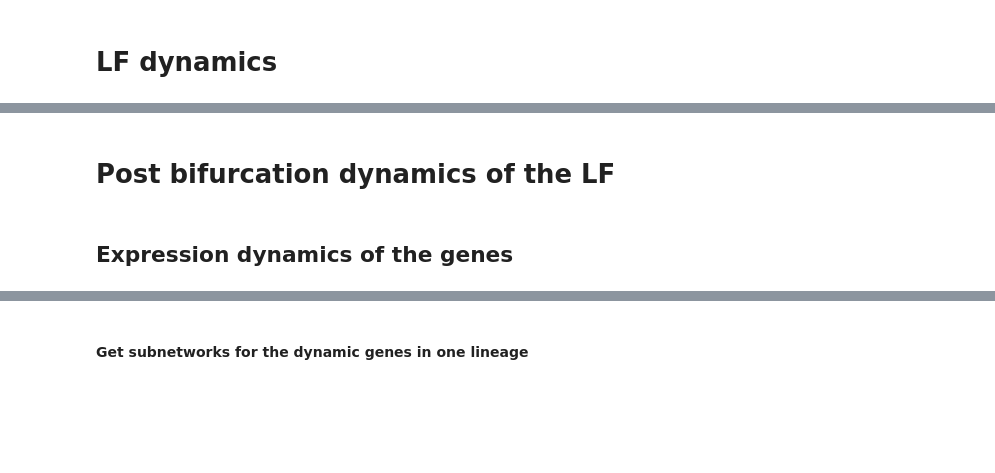
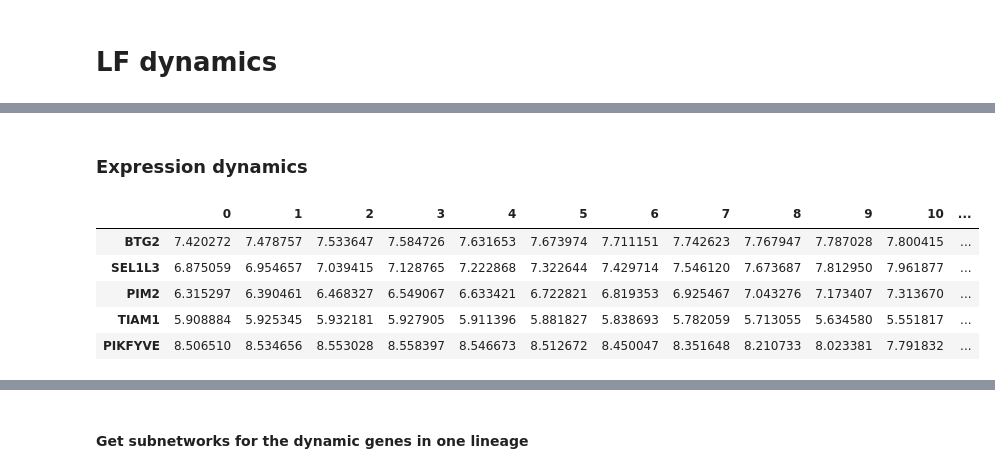
Before and after one commit to sachha-naksha/B_Cell_States, a Jupyter notebook: multiome_dynamic_regulation/py_scripts/analysis/LF_dynamics.ipynb, the cells around one changed output, grey strips where cells are left out. Drawn from its saved outputs; the diff is of its cells as text; code cells hidden in the pictures; blank space fills up the shorter version.

```diff
--- a/multiome_dynamic_regulation/py_scripts/analysis/LF_dynamics.ipynb
+++ b/multiome_dynamic_regulation/py_scripts/analysis/LF_dynamics.ipynb
@@ -104,15 +47,21 @@ Indices: {'PIKFYVE': 7235, 'MED23': 5675, 'CIITA': 1884, 'TIAM1': 10070, 'TXNDC1
-# %% [markdown]
-# Post bifurcation dynamics of the LF
 # %% [markdown]
-## Expression dynamics of the genes
+### Expression dynamics
 # %%
 # get lcpm chars for these genes
 lcpm_dcurve_pb, dtime_pb = compute_expression_regulation_curves(dictys_dynamic_object, start=0, stop=2, num=20, dist=0.001, mode="expression")
 # slice the dcurve for the lf genes using gene names which are indices in pandas df
 lf_lcpm_dcurve_pb = lcpm_dcurve_pb.loc[lf_genes]
 # get dchars for these genes
-lf_lcpm_dchar_pb = compute_curve_characteristics(lf_lcpm_dcurve_pb, dtime_pb)
+#lf_lcpm_dchar_pb = compute_curve_characteristics(lf_lcpm_dcurve_pb, dtime_pb)
 # save lf_lcpm_dcurve_pb as pd dataframe pickle
 #lf_lcpm_dcurve_pb.to_pickle(os.path.join(output_folder, 'lf_lcpm_dcurve_pb.pkl'))
+display(lf_lcpm_dcurve_pb.head())
+# %% [output]
+|  | 0 | 1 | 2 | 3 | 4 | 5 | 6 | 7 | 8 | 9 | 10 | ... |
+| BTG2 | 7.420272 | 7.478757 | 7.533647 | 7.584726 | 7.631653 | 7.673974 | 7.711151 | 7.742623 | 7.767947 | 7.787028 | 7.800415 | ... |
+| SEL1L3 | 6.875059 | 6.954657 | 7.039415 | 7.128765 | 7.222868 | 7.322644 | 7.429714 | 7.546120 | 7.673687 | 7.812950 | 7.961877 | ... |
+| PIM2 | 6.315297 | 6.390461 | 6.468327 | 6.549067 | 6.633421 | 6.722821 | 6.819353 | 6.925467 | 7.043276 | 7.173407 | 7.313670 | ... |
+| TIAM1 | 5.908884 | 5.925345 | 5.932181 | 5.927905 | 5.911396 | 5.881827 | 5.838693 | 5.782059 | 5.713055 | 5.634580 | 5.551817 | ... |
+| PIKFYVE | 8.506510 | 8.534656 | 8.553028 | 8.558397 | 8.546673 | 8.512672 | 8.450047 | 8.351648 | 8.210733 | 8.023381 | 7.791832 | ... |
 # %%
 # get lcpm chars for these genes
```
Also changed, not shown: parts of 80 cells of this notebook, 1 other file.
